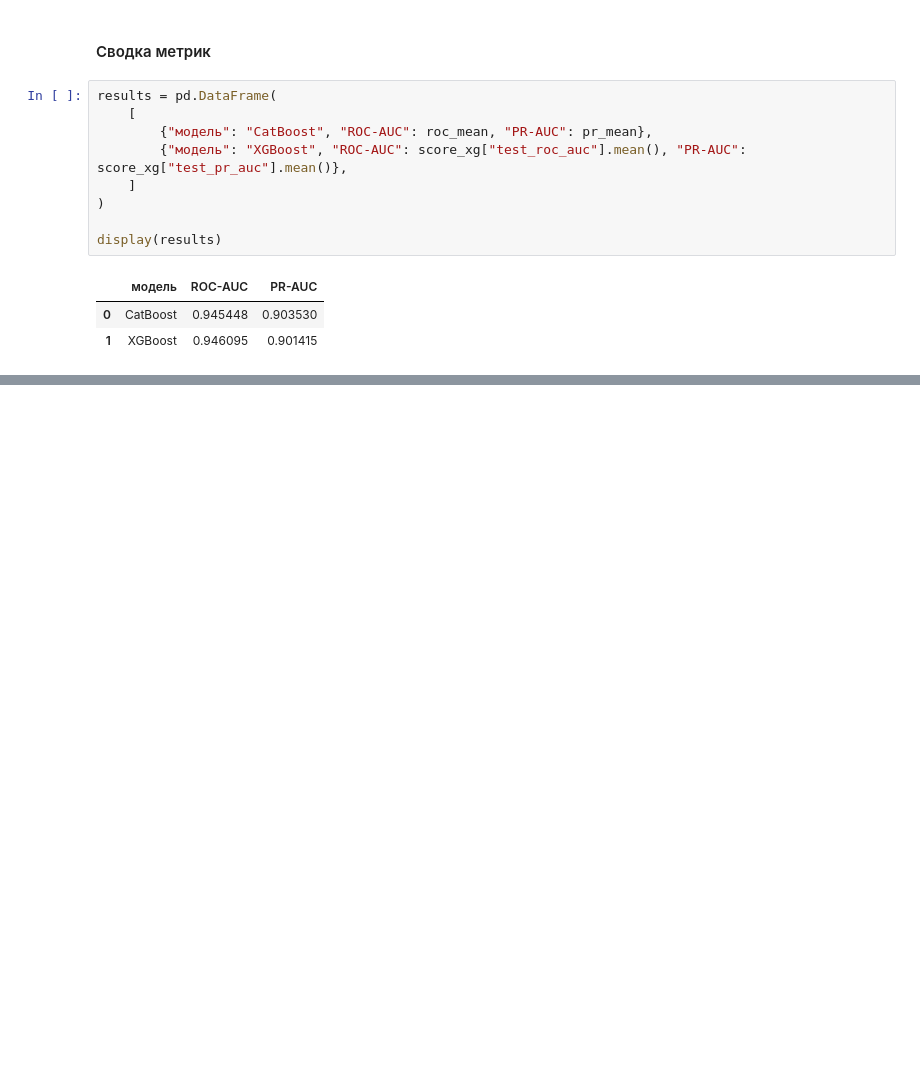
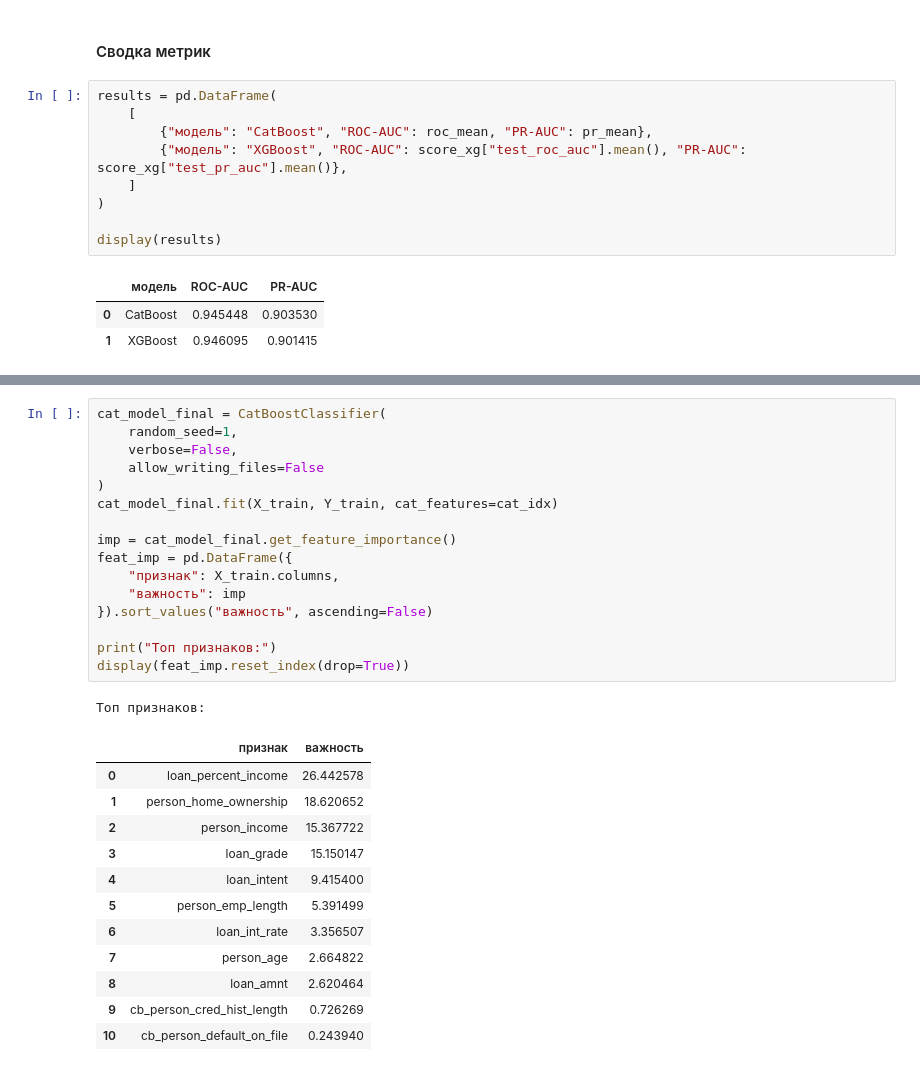
Before and after one commit to rodionpotapov/trening, a Jupyter notebook: prod/pet_project/notebook.ipynb, the cells around one changed output, grey strips where cells are left out. Saved outputs shown, nothing was run; the diff lists cells and outputs as text; blank space fills up the shorter version.

```diff
--- a/prod/pet_project/notebook.ipynb
+++ b/prod/pet_project/notebook.ipynb
@@ -538,0 +744,30 @@ display(results)
+# %%
+cat_model_final = CatBoostClassifier(
+    random_seed=1,
+    verbose=False,
+    allow_writing_files=False
+)
+cat_model_final.fit(X_train, Y_train, cat_features=cat_idx)
+
+imp = cat_model_final.get_feature_importance()
+feat_imp = pd.DataFrame({
+    "признак": X_train.columns,
+    "важность": imp
+}).sort_values("важность", ascending=False)
+
+print("Топ признаков:")
+display(feat_imp.reset_index(drop=True))
+# %% [output]
+Топ признаков:
+|  | признак | важность |
+| 0 | loan_percent_income | 26.442578 |
+| 1 | person_home_ownership | 18.620652 |
+| 2 | person_income | 15.367722 |
+| 3 | loan_grade | 15.150147 |
+| 4 | loan_intent | 9.415400 |
+| 5 | person_emp_length | 5.391499 |
+| 6 | loan_int_rate | 3.356507 |
+| 7 | person_age | 2.664822 |
+| 8 | loan_amnt | 2.620464 |
+| 9 | cb_person_cred_hist_length | 0.726269 |
+| 10 | cb_person_default_on_file | 0.243940 |
```
Also changed, not shown: parts of 10 cells of this notebook.
